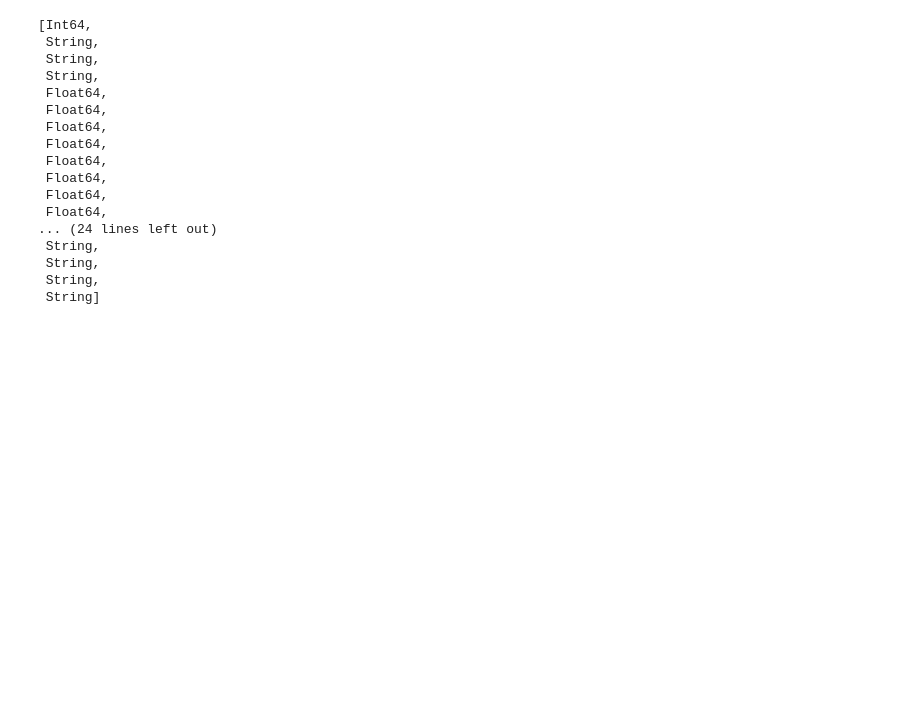
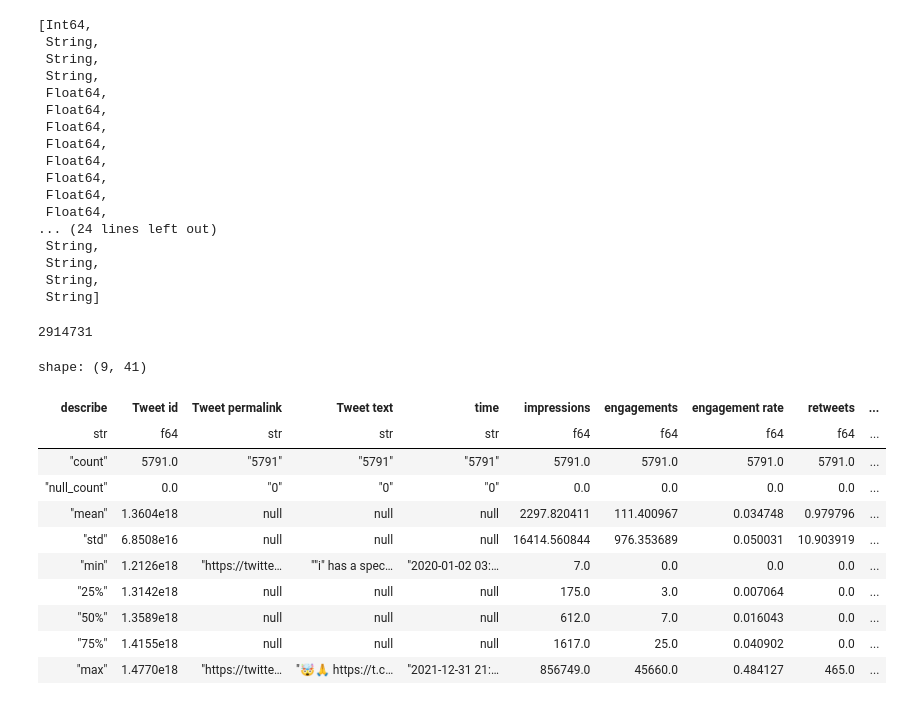
Before and after one commit to AnupJoseph/allTheDfs, a Jupyter notebook: polars/notebook.ipynb, the cells around one changed output. Drawn from its saved outputs; the diff is of its cells as text; code cells hidden in the pictures; blank space fills up the shorter version.

Commit message:
Added upto describe

```diff
--- a/polars/notebook.ipynb
+++ b/polars/notebook.ipynb
@@ -137,3 +137,22 @@ df.dtypes
  String,
  String,
  String]
+# %%
+df.estimated_size()
+# %% [output]
+2914731
+# %%
+df.describe()
+# %% [output]
+shape: (9, 41)
+| describe | Tweet id | Tweet permalink | Tweet text | time | impressions | engagements | engagement rate | retweets | ... |
+| str | f64 | str | str | str | f64 | f64 | f64 | f64 | ... |
+| "count" | 5791.0 | "5791" | "5791" | "5791" | 5791.0 | 5791.0 | 5791.0 | 5791.0 | ... |
+| "null_count" | 0.0 | "0" | "0" | "0" | 0.0 | 0.0 | 0.0 | 0.0 | ... |
+| "mean" | 1.3604e18 | null | null | null | 2297.820411 | 111.400967 | 0.034748 | 0.979796 | ... |
+| "std" | 6.8508e16 | null | null | null | 16414.560844 | 976.353689 | 0.050031 | 10.903919 | ... |
+| "min" | 1.2126e18 | "https://twitte… | ""i" has a spec… | "2020-01-02 03:… | 7.0 | 0.0 | 0.0 | 0.0 | ... |
+| "25%" | 1.3142e18 | null | null | null | 175.0 | 3.0 | 0.007064 | 0.0 | ... |
+| "50%" | 1.3589e18 | null | null | null | 612.0 | 7.0 | 0.016043 | 0.0 | ... |
+| "75%" | 1.4155e18 | null | null | null | 1617.0 | 25.0 | 0.040902 | 0.0 | ... |
+| "max" | 1.4770e18 | "https://twitte… | "🤯🙏 https://t.c… | "2021-12-31 21:… | 856749.0 | 45660.0 | 0.484127 | 465.0 | ... |
```
Also changed, not shown: parts of 2 cells of this notebook, 1 other file.
